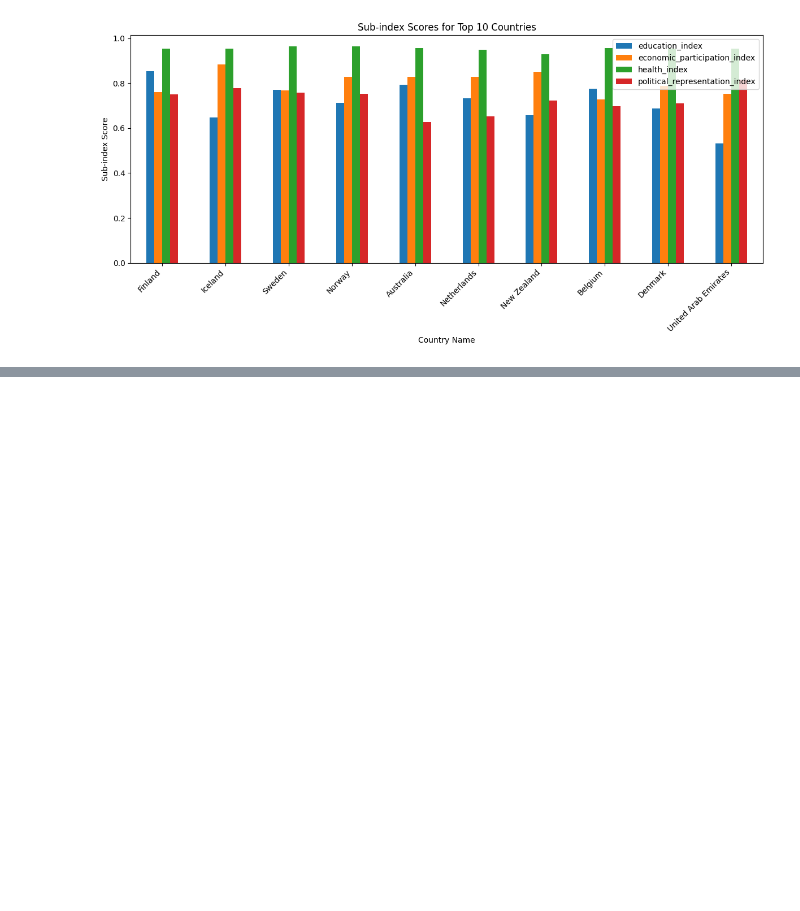
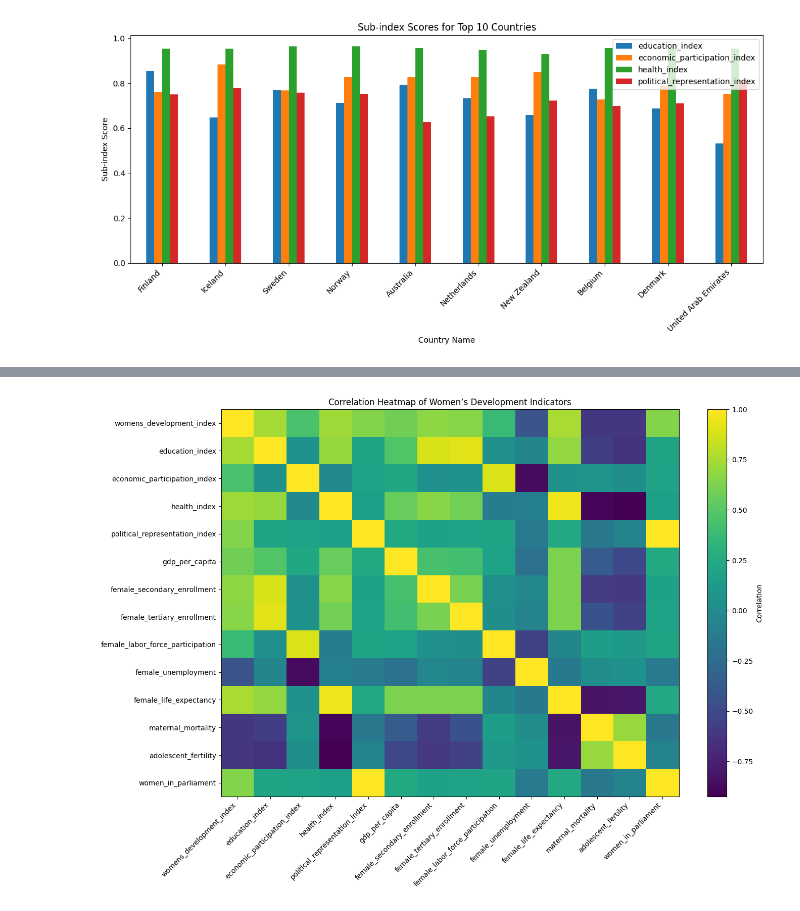
Before and after one commit to dianedalyop/Composite_IndicatorDAV_CA1, a Jupyter notebook: notebooks/visualisations_and_comparison.ipynb, the cells around one changed output, grey strips where cells are left out. Drawn from its saved outputs; the diff is of its cells as text; code cells hidden in the pictures; blank space fills up the shorter version.

Commit message:
visualizations_set02 , correlation heat , sub-index comparison

```diff
--- a/notebooks/visualisations_and_comparison.ipynb
+++ b/notebooks/visualisations_and_comparison.ipynb
@@ -154,3 +154,49 @@ df[df["Country Name"].isin(["United States", "Finland"])][
 |  | Country Name | womens_development_index | education_index | economic_participation_index | health_index | ... |
 | 0 | Finland | 0.829645 | 0.853936 | 0.759592 | 0.954033 | ... |
 | 38 | United States | 0.688856 | 0.594247 | 0.791148 | 0.897124 | ... |
+# %%
+import seaborn as sns
+import matplotlib.pyplot as plt
+
+corr_cols = [
+    "womens_development_index",
+    "education_index",
+    "economic_participation_index",
+    "health_index",
+    "political_representation_index",
+    "gdp_per_capita",
+    "female_secondary_enrollment",
+    "female_tertiary_enrollment",
+    "female_labor_force_participation",
+    "female_unemployment",
+    "female_life_expectancy",
+    "maternal_mortality",
+    "adolescent_fertility",
+    "women_in_parliament"
+]
+
+corr = df[corr_cols].corr()
+
+plt.figure(figsize=(14, 10))
+
+plt.imshow(corr, aspect="auto")
+plt.colorbar(label="Correlation")
+
+plt.xticks(
+    range(len(corr.columns)),
+    corr.columns,
+    rotation=45,
+    ha="right"
+)
+
+plt.yticks(
+    range(len(corr.columns)),
+    corr.columns
+)
+
+plt.title("Correlation Heatmap of Women’s Development Indicators")
+plt.tight_layout()
+plt.savefig("../outputs/Charts/correlation_heatmap.png", dpi=300)
+plt.show()
+# %% [output]
+[figure, added]
```
Also changed, not shown: parts of 1 cell of this notebook, 3 other files.
